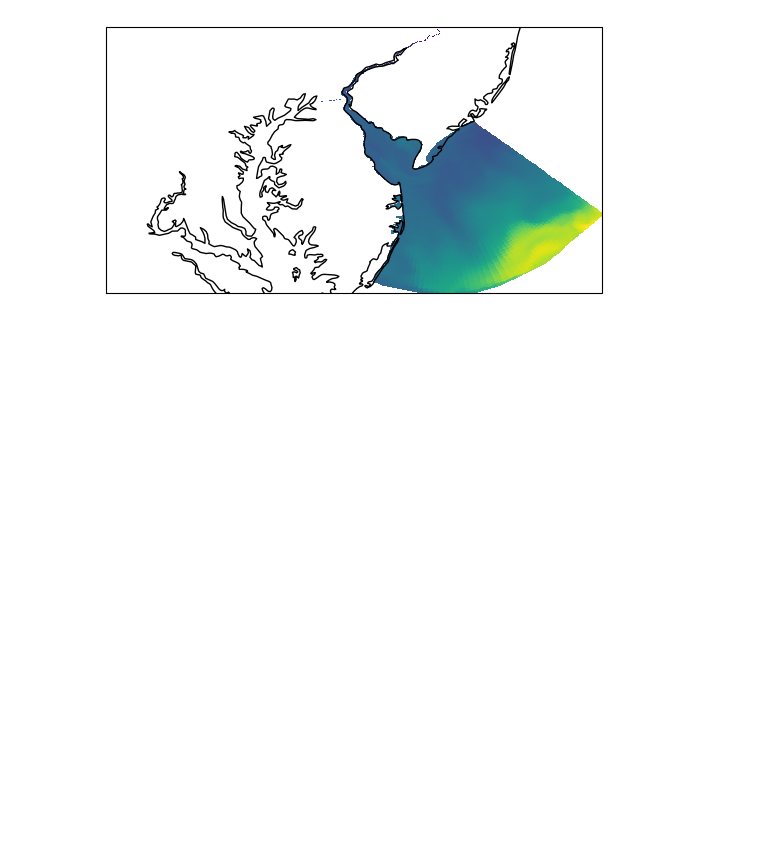
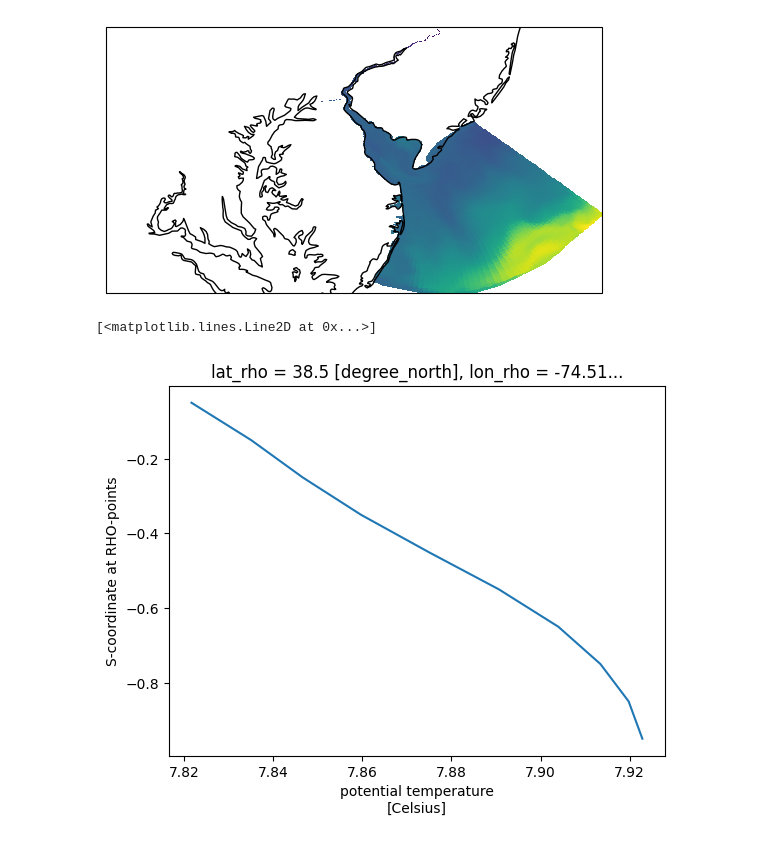
Before and after one commit to mpiannucci/ocean-notebooks, a Jupyter notebook: dbofs_best_remote.ipynb, the cells around one changed output. Saved outputs shown, nothing was run; the diff lists cells and outputs as text; code cells hidden in the pictures; blank space fills up the shorter version.

```diff
--- a/dbofs_best_remote.ipynb
+++ b/dbofs_best_remote.ipynb
@@ -51,0 +141,6 @@ ax.set_xlim(ds.lon_rho.min(), ds.lon_rho.max())
+# %%
+temp = sel2d(ds.temp, ds.lon_rho, ds.lat_rho, -74.5, 38.5).isel(ocean_time=0)
+temp.plot(y='s_rho')
+# %% [output]
+[<matplotlib.lines.Line2D at 0x...>]
+[figure, added]
```
Also changed, not shown: parts of 3 cells of this notebook, 3 other files.
